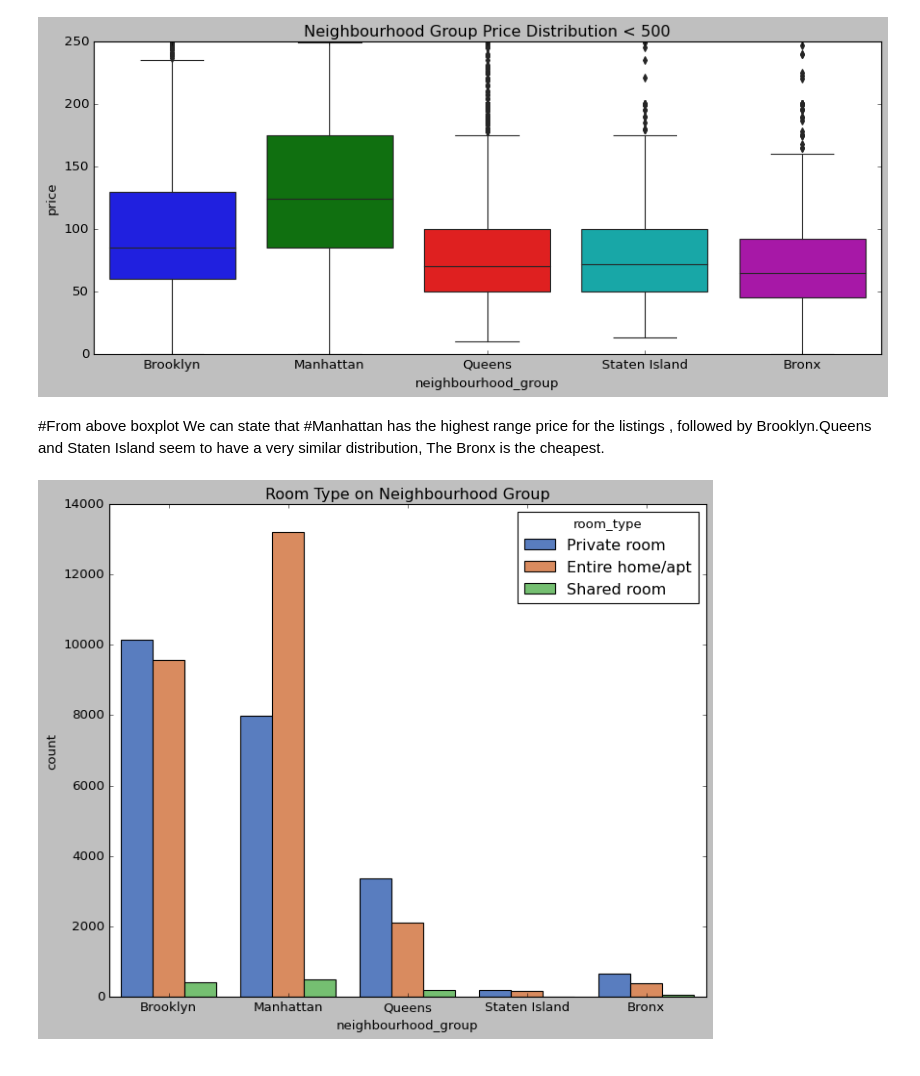
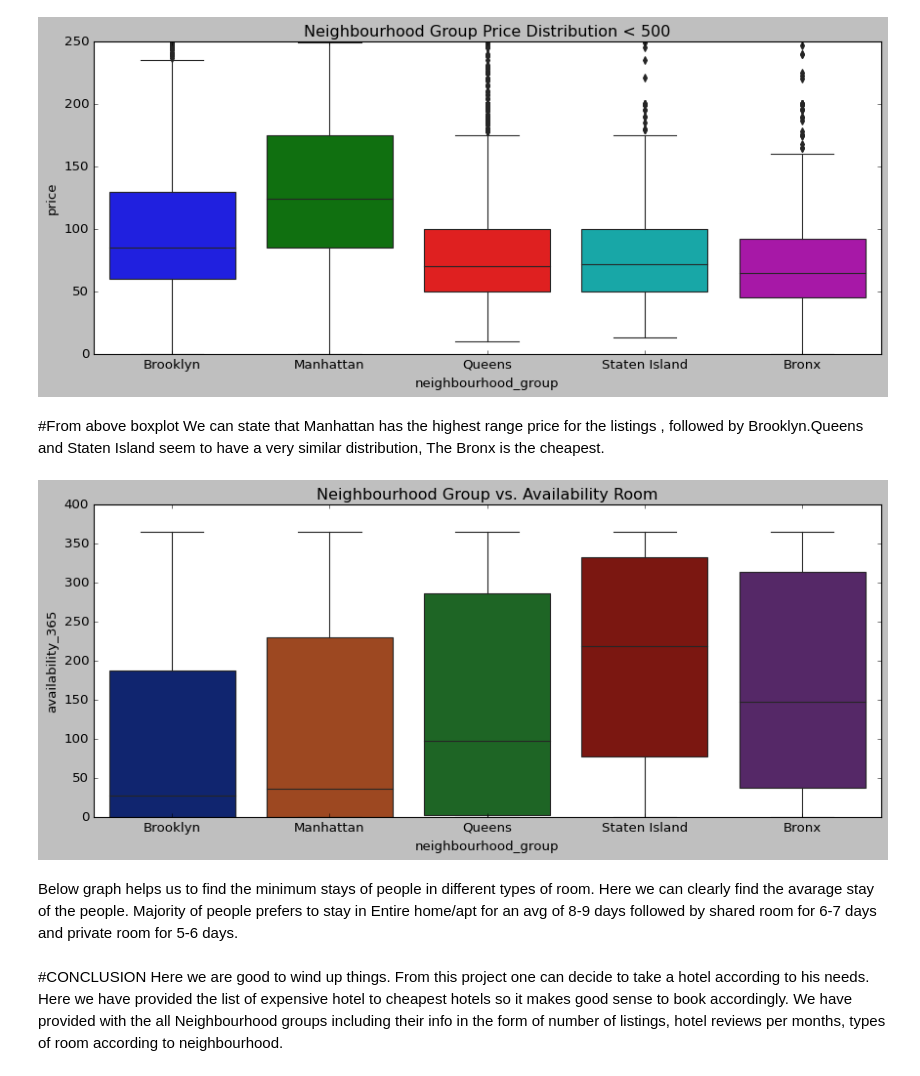
Before and after one commit to rohithub55/airbnb-analysis, a Jupyter notebook: airbnb_analysis.ipynb, the cells around one changed output. Drawn from its saved outputs; the diff is of its cells as text; code cells hidden in the pictures.

```diff
--- a/airbnb_analysis.ipynb
+++ b/airbnb_analysis.ipynb
@@ -275,12 +275,21 @@ plt.show()
 [figure]
 # %% [markdown]
 #From above boxplot We can state that
-#Manhattan has the highest range price for the listings , followed by Brooklyn.Queens and Staten Island seem to have a very similar distribution, The Bronx is the cheapest.
+Manhattan has the highest range price for the listings , followed by Brooklyn.Queens and Staten Island seem to have a very similar distribution, The Bronx is the cheapest.
 # %%
-#Room type and most listed neighbourhood groups.....
-plt.figure(figsize=(10,8))
-plt.title("Room Type on Neighbourhood Group")
-sns.countplot(airbnb_df.neighbourhood_group,hue=airbnb_df.room_type,palette='muted')
+#Neighbourhood group and their availability room
+plt.style.use('classic')
+plt.figure(figsize=(13,5))
+plt.title("Neighbourhood Group vs. Availability Room")
+sns.boxplot(data=airbnb_df, x='neighbourhood_group',y='availability_365',palette="dark")
 plt.show()
 # %% [output]
-[figure, old version]
+[figure, new version]
+# %% [markdown]
+Below graph helps us to find the minimum stays of people in different types of room. Here we can clearly find the avarage stay of the people. Majority of people prefers to stay in Entire home/apt for an avg of 8-9 days followed by shared room for 6-7 days and private room for 5-6 days.
+# %% [markdown]
+#CONCLUSION
+Here we are good to wind up things.
+From this project one can decide to take a hotel according to his needs.
+Here we have provided the list of expensive hotel to cheapest hotels so it makes good sense to book accordingly.
+We have provided with the all Neighbourhood groups including their info in the form of number of listings, hotel reviews per months, types of room according to neighbourhood.
```
Also changed, not shown: parts of 1 cell of this notebook.
